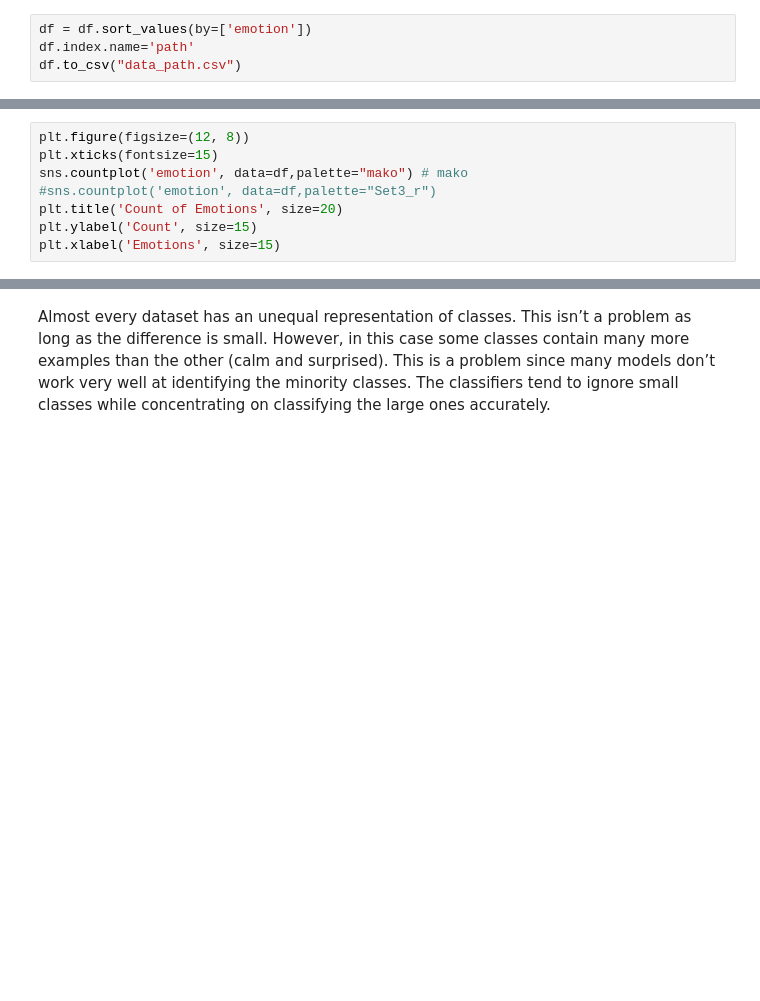
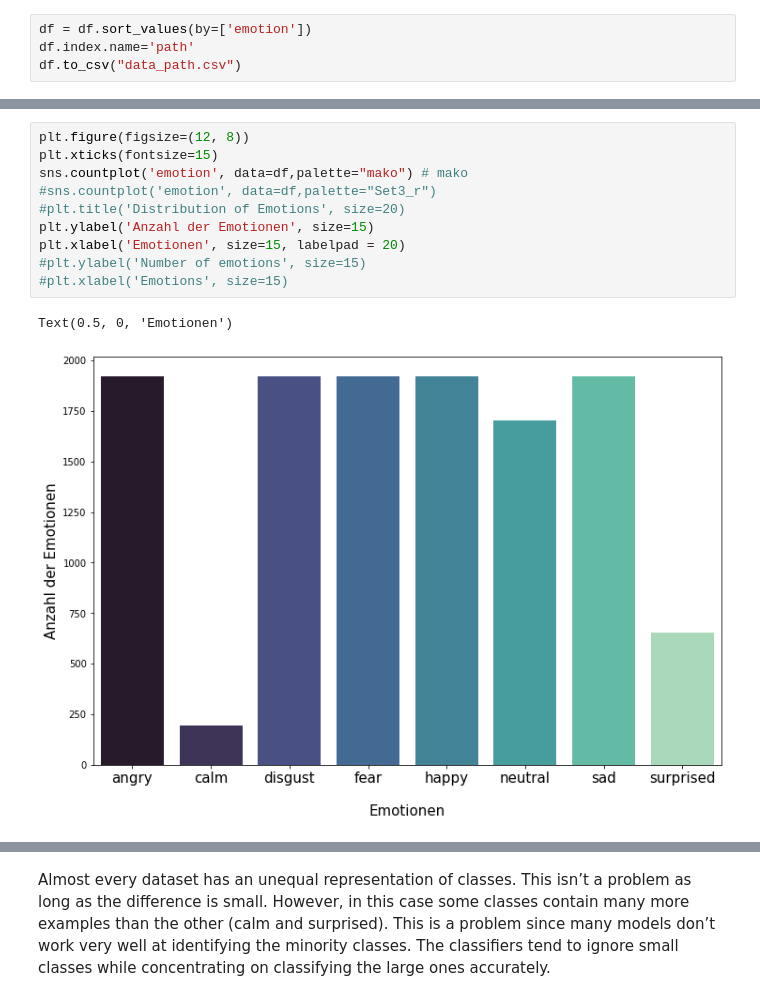
Before and after one commit to nlygar/bda_project, a Jupyter notebook: 01_Exploring_data.ipynb, the cells around one changed output, grey strips where cells are left out. Saved outputs shown, nothing was run; the diff lists cells and outputs as text; blank space fills up the shorter version.

```diff
--- a/01_Exploring_data.ipynb
+++ b/01_Exploring_data.ipynb
@@ -276,11 +385,16 @@ df
 # %%
 plt.figure(figsize=(12, 8))
 plt.xticks(fontsize=15)
 sns.countplot('emotion', data=df,palette="mako") # mako
 #sns.countplot('emotion', data=df,palette="Set3_r")
-plt.title('Count of Emotions', size=20)
-plt.ylabel('Count', size=15)
-plt.xlabel('Emotions', size=15)
+#plt.title('Distribution of Emotions', size=20)
+plt.ylabel('Anzahl der Emotionen', size=15)
+plt.xlabel('Emotionen', size=15, labelpad = 20)
+#plt.ylabel('Number of emotions', size=15)
+#plt.xlabel('Emotions', size=15)
+# %% [output]
+Text(0.5, 0, 'Emotionen')
+[figure, added]
 # %%
 plt.figure(figsize=(12, 8))
 plt.xticks(fontsize=15)
```
Also changed, not shown: parts of 29 cells of this notebook, 3 other files.
